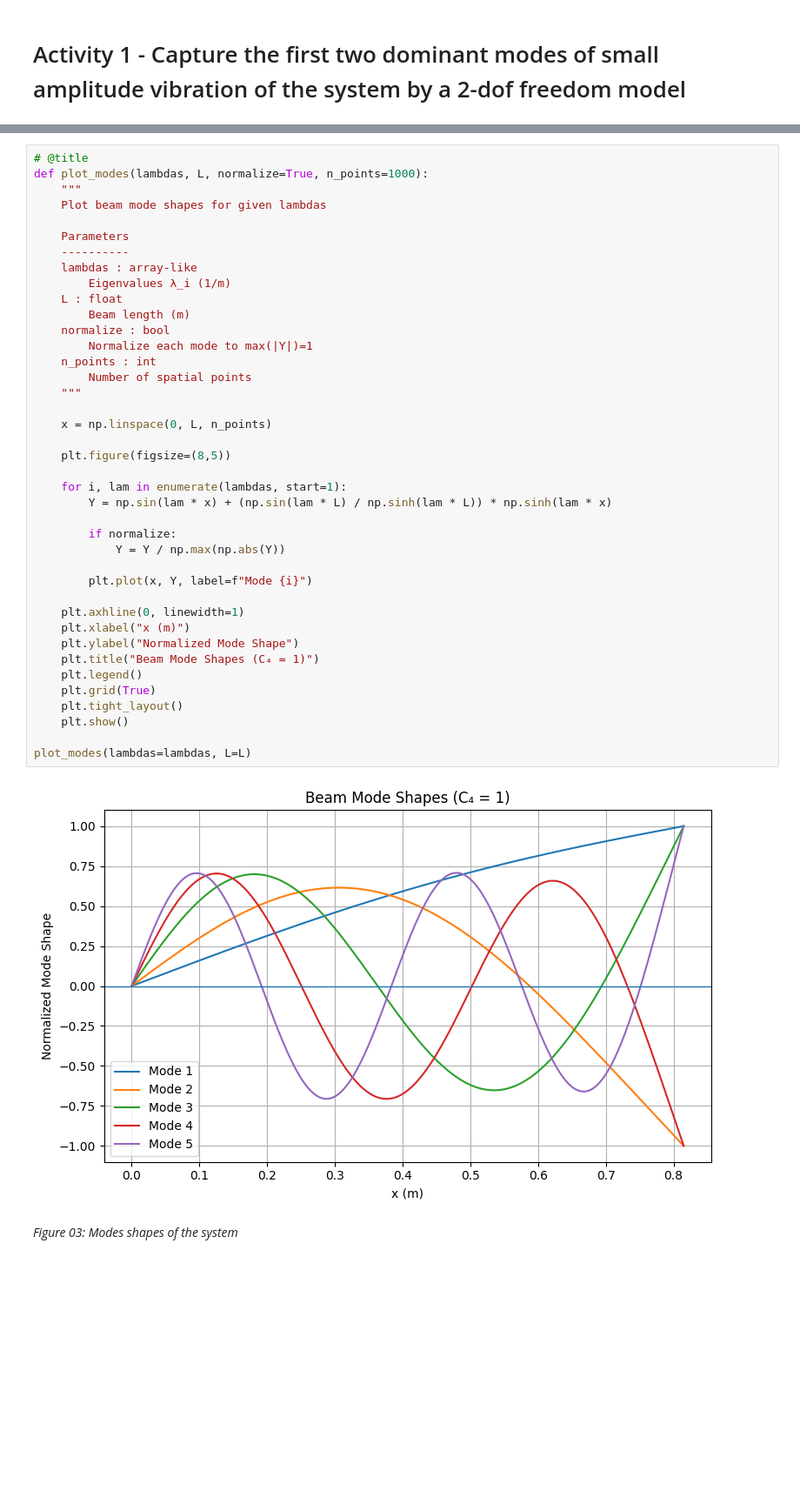
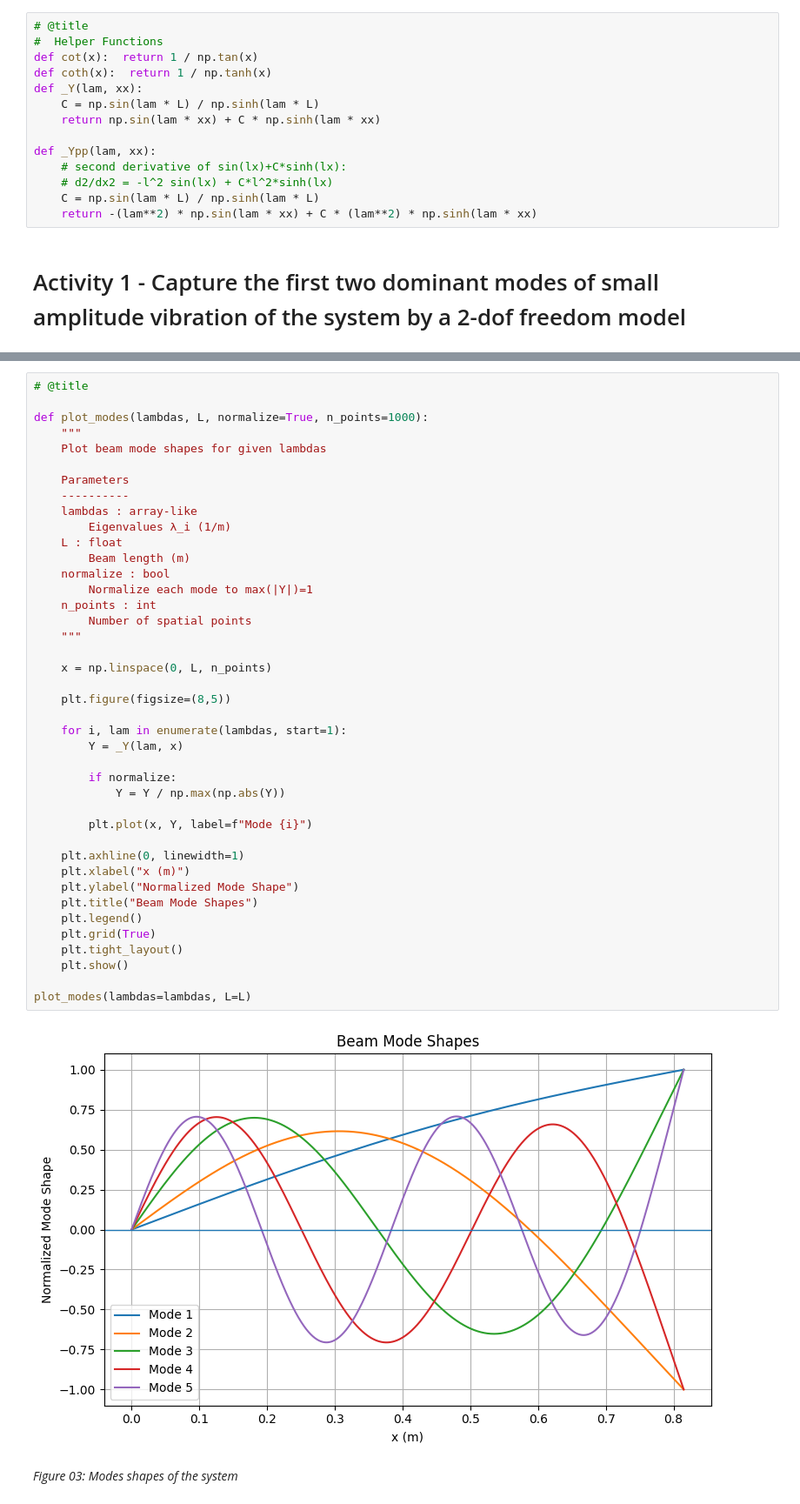
Before and after one commit to Alokathilakarathna/ME422_B3, a Jupyter notebook: Vibration Lab/e20452.ipynb, the cells around one changed output, grey strips where cells are left out. Shown at 87% size. Cells and saved outputs as stored; diff of their text form; blank space fills up the shorter version.

```diff
--- a/Vibration Lab/e20452.ipynb
+++ b/Vibration Lab/e20452.ipynb
@@ -531,2 +530,16 @@ B_i \sin(\omega_{di} t)
+# %%
+# @title
+#  Helper Functions
+def cot(x):  return 1 / np.tan(x)
+def coth(x):  return 1 / np.tanh(x)
+def _Y(lam, xx):
+    C = np.sin(lam * L) / np.sinh(lam * L)
+    return np.sin(lam * xx) + C * np.sinh(lam * xx)
+
+def _Ypp(lam, xx):
+    # second derivative of sin(lx)+C*sinh(lx):
+    # d2/dx2 = -l^2 sin(lx) + C*l^2*sinh(lx)
+    C = np.sin(lam * L) / np.sinh(lam * L)
+    return -(lam**2) * np.sin(lam * xx) + C * (lam**2) * np.sinh(lam * xx)
 # %% [markdown]
 # Activity 1 - Capture the first two dominant modes of small amplitude vibration of the system by a 2-dof freedom model
@@ -686,5 +734,6 @@ df
 # %%
 # @title
+
 def plot_modes(lambdas, L, normalize=True, n_points=1000):
     """
     Plot beam mode shapes for given lambdas
@@ -695,36 +744,36 @@ def plot_modes(lambdas, L, normalize=True, n_points=1000):
         Eigenvalues λ_i (1/m)
     L : float
         Beam length (m)
     normalize : bool
         Normalize each mode to max(|Y|)=1
     n_points : int
         Number of spatial points
     """
 
     x = np.linspace(0, L, n_points)
 
     plt.figure(figsize=(8,5))
 
     for i, lam in enumerate(lambdas, start=1):
-        Y = np.sin(lam * x) + (np.sin(lam * L) / np.sinh(lam * L)) * np.sinh(lam * x)
+        Y = _Y(lam, x)
 
         if normalize:
             Y = Y / np.max(np.abs(Y))
 
         plt.plot(x, Y, label=f"Mode {i}")
 
     plt.axhline(0, linewidth=1)
     plt.xlabel("x (m)")
     plt.ylabel("Normalized Mode Shape")
-    plt.title("Beam Mode Shapes (C₄ = 1)")
+    plt.title("Beam Mode Shapes")
     plt.legend()
     plt.grid(True)
     plt.tight_layout()
     plt.show()
 
 plot_modes(lambdas=lambdas, L=L)
 # %% [output]
-[figure, old version]
+[figure, new version]
 # %% [markdown]
 *Figure 03: Modes shapes of the system*
 # %% [markdown]
```
Also changed, not shown: parts of 32 cells of this notebook.
